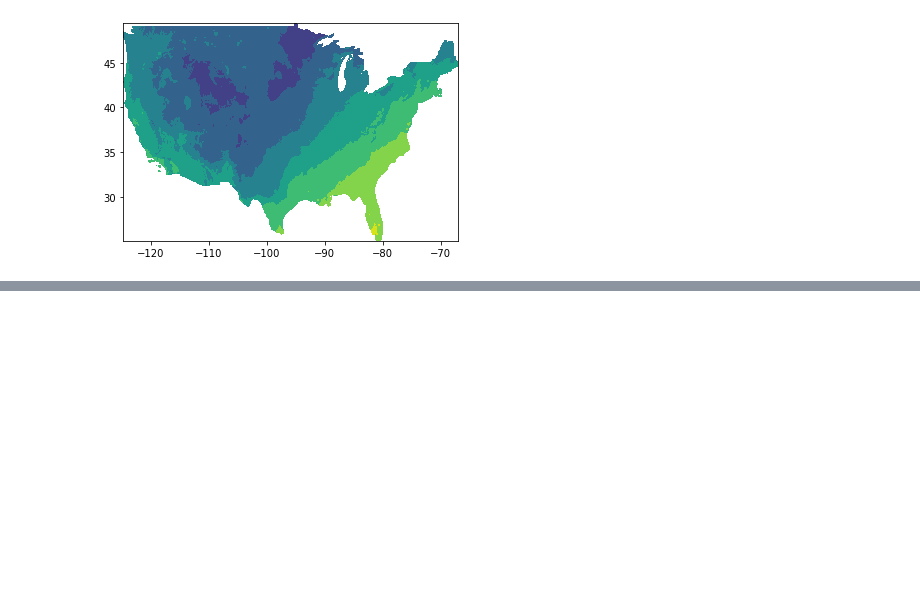
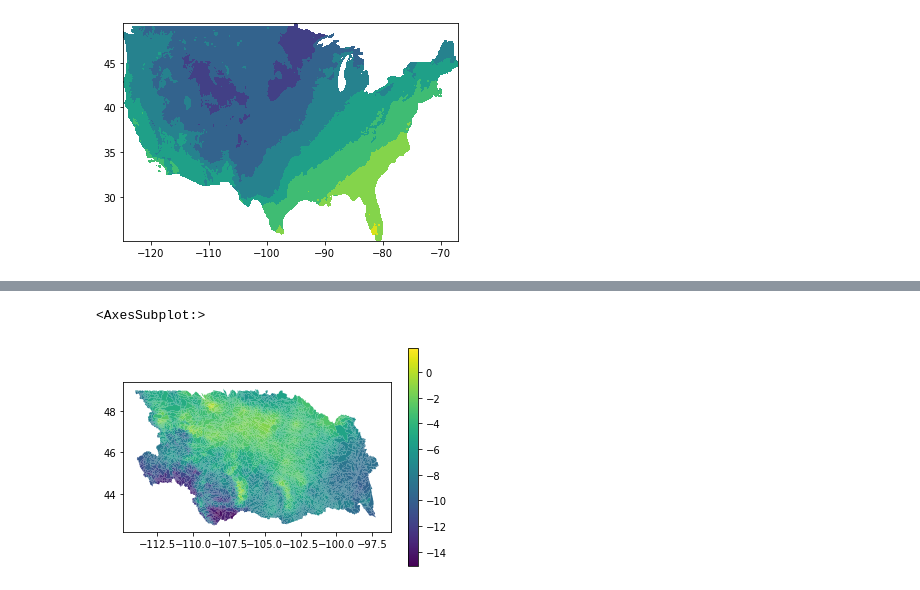
Before and after one commit to nhm-usgs/gridmet_bmi, a Jupyter notebook: notebooks/test_bmi_dev.ipynb, the cells around one changed output, grey strips where cells are left out. Drawn from its saved outputs; the diff is of its cells as text; code cells hidden in the pictures; blank space fills up the shorter version.

```diff
--- a/notebooks/test_bmi_dev.ipynb
+++ b/notebooks/test_bmi_dev.ipynb
@@ -120,0 +225,5 @@ plt.contourf(newlon, newlat, np.flipud(bmivals_reshape))
+# %%
+zonalhru.plot(column='gmtmax',legend=True)
+# %% [output]
+<AxesSubplot:>
+[figure, added]
```
Also changed, not shown: parts of 19 cells of this notebook, 1 other file.
